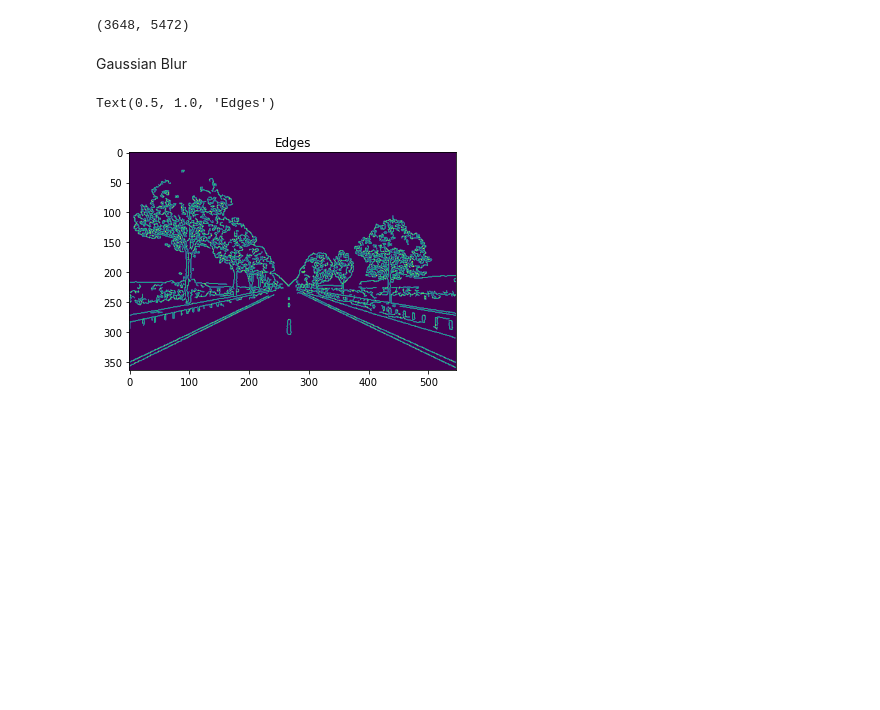
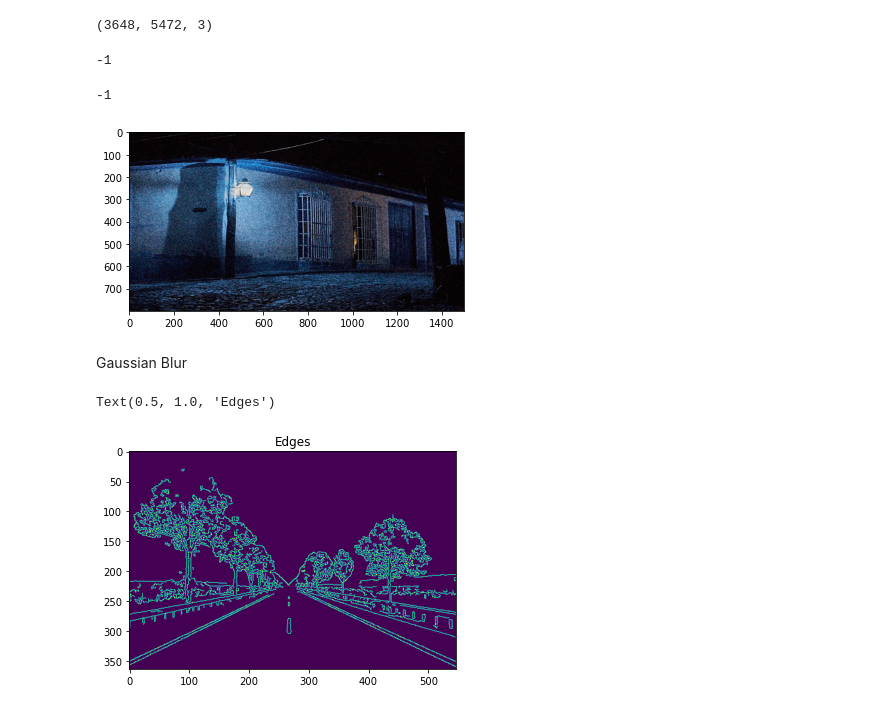
Before and after one commit to dhruvsahu/Jupyter-Notebooks, a Jupyter notebook: imagepro.ipynb, the cells around one changed output. Saved outputs shown, nothing was run; the diff lists cells and outputs as text; code cells hidden in the pictures; blank space fills up the shorter version.

```diff
--- a/imagepro.ipynb
+++ b/imagepro.ipynb
@@ -14,7 +14,8 @@ import numpy as np
 import matplotlib .pyplot as plt
 # %%
 # resized grey scale
-im = cv2.imread('lane2.jpg',cv2.IMREAD_GRAYSCALE)
+im = cv2.imread('lane2.jpg')
+# cv2.IMREAD_GRAYSCALE
 width = int(im.shape[1]*0.10)
 height = int(im.shape[0]*0.10)
 reim = cv2.resize(im,(width,height))
@@ -24,7 +25,14 @@ cv2.imshow("image",reim)
 cv2.waitKey(0)
 cv2.destroyAllWindows()
 # %% [output]
-(3648, 5472)
+(3648, 5472, 3)
+# %%
+# negative transformation
+img_neg = 255-reim
+cv2.imshow('-ve',img_neg)
+cv2.waitKey(0)
+# %% [output]
+-1
 # %%
 # grey log transform
 c = 50 / np.log(1 + np.max(reim))
@@ -33,12 +41,28 @@ log_image = np.array(log_image, dtype = np.uint8)
 cv2.imshow("image",log_image)
 cv2.waitKey(0)
 cv2.destroyAllWindows()
+# %%
+# grey power -law transform
+gamma = 2
+
+gamma_corrected = np.array(255*(reim / 255) ** gamma, dtype = 'uint8')
+cv2.imshow("image",gamma_corrected)
+cv2.waitKey(0)
+# %% [output]
+-1
 # %%
 # median filter
-median = cv2.medianBlur(reim,1)
+noise = cv2.imread('noise1.jpg')
+plt.imshow(noise)
+width = int(noise.shape[1]*0.50)
+height = int(noise.shape[0]*0.50)
+renoise = cv2.resize(noise,(width,height))
+median = cv2.medianBlur(renoise,7)
 cv2.imshow("image",median)
 cv2.waitKey(0)
 cv2.destroyAllWindows()
+# %% [output]
+[figure, added]
 # %%
 # normal blur
 blur = cv2.blur(reim,(2,2))
```
